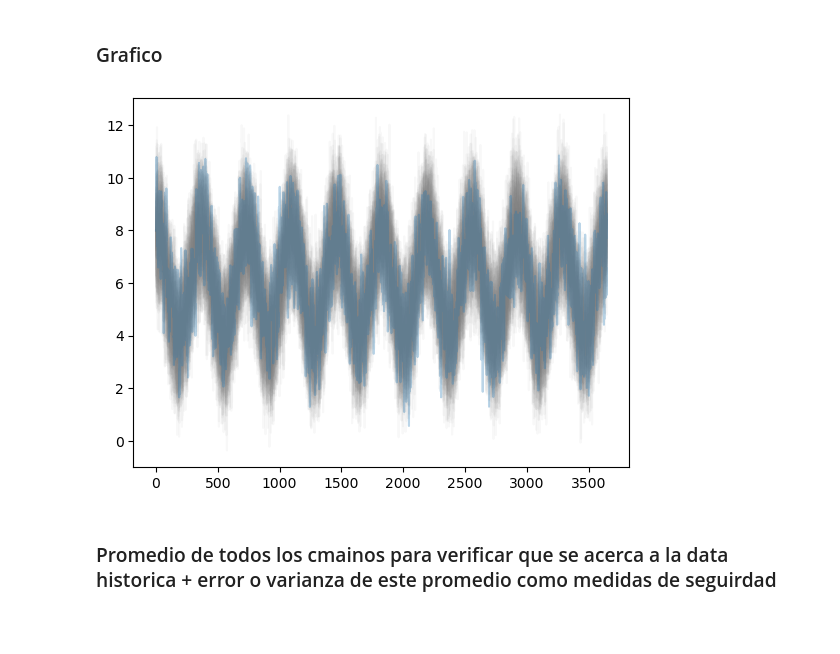
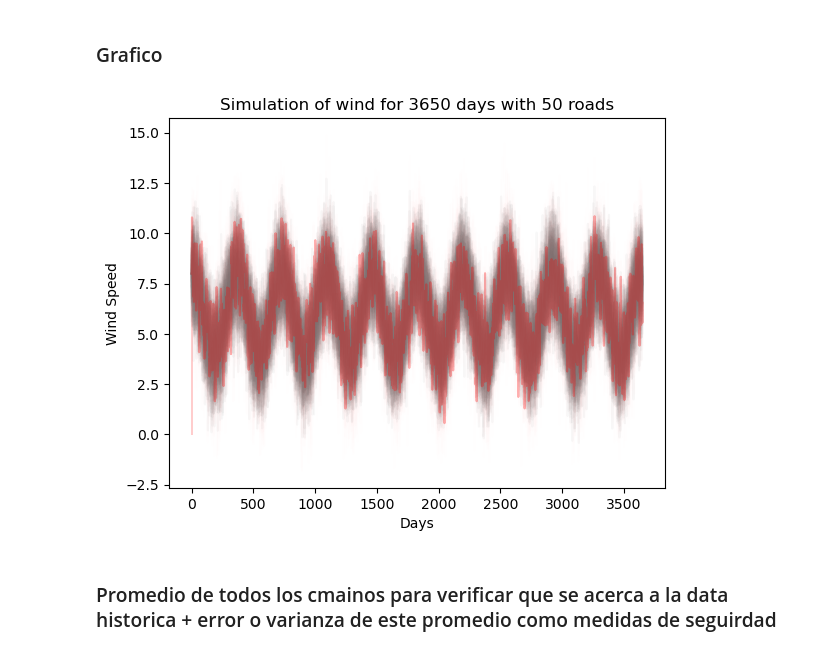
Before and after one commit to GuidoDSalem/TP---AplicacionesComputacionales, a Jupyter notebook: main copy.ipynb, the cells around one changed output. Saved outputs shown, nothing was run; the diff lists cells and outputs as text; code cells hidden in the pictures; blank space fills up the shorter version.

```diff
--- a/main copy.ipynb
+++ b/main copy.ipynb
@@ -229,7 +221,12 @@ Valor estimado de beta: 48.376849376532675
 ### Calculamos gamma
 # %%
 # Calcular los residuos de la regresión
-error_WG = Y_wind_gap - model.predict(X_wind_gap)
+
+Y_wind_gap_np = np.array(Y_wind_gap)
+predicted_wind_gap_np = np.array(model.predict(X_wind_gap))
+
+# Calcular el error
+error_WG = Y_wind_gap_np - predicted_wind_gap_np
 var_WG = error_WG.var()
 gamma = np.sqrt(var_WG / DELTA)
 
@@ -291,17 +288,17 @@ simulations = simulacion(kappa, sigma,beta,gamma,dias= N, M=M)
 # %%
 # Plot simulation
 for i in range(M):
     # color gray and alpha 0.1
     plt.plot(simulations[0][i,:], color='gray', alpha=0.05)
-    #plt.plot(simulations[1][i,:], color='red', alpha=0.005)
+    plt.plot(simulations[1][i,:], color='red', alpha=0.005)
 
 plt.plot(data['regional wind'],color="red", alpha=0.3)
-plt.title("Simulation of wind for {N} days with {M} roads")
+plt.title(f"Simulation of wind for {N} days with {M} roads")
 plt.xlabel("Days")
 plt.ylabel("Wind Speed")
 plt.show()
 # %% [output]
-[figure, old version]
+[figure, new version]
 # %% [markdown]
 ### Promedio de todos los cmainos para verificar que se acerca a la data historica + error o varianza de este promedio como medidas de seguirdad
 # %% [markdown]
```
Also changed, not shown: parts of 40 cells of this notebook, 1 other file.
